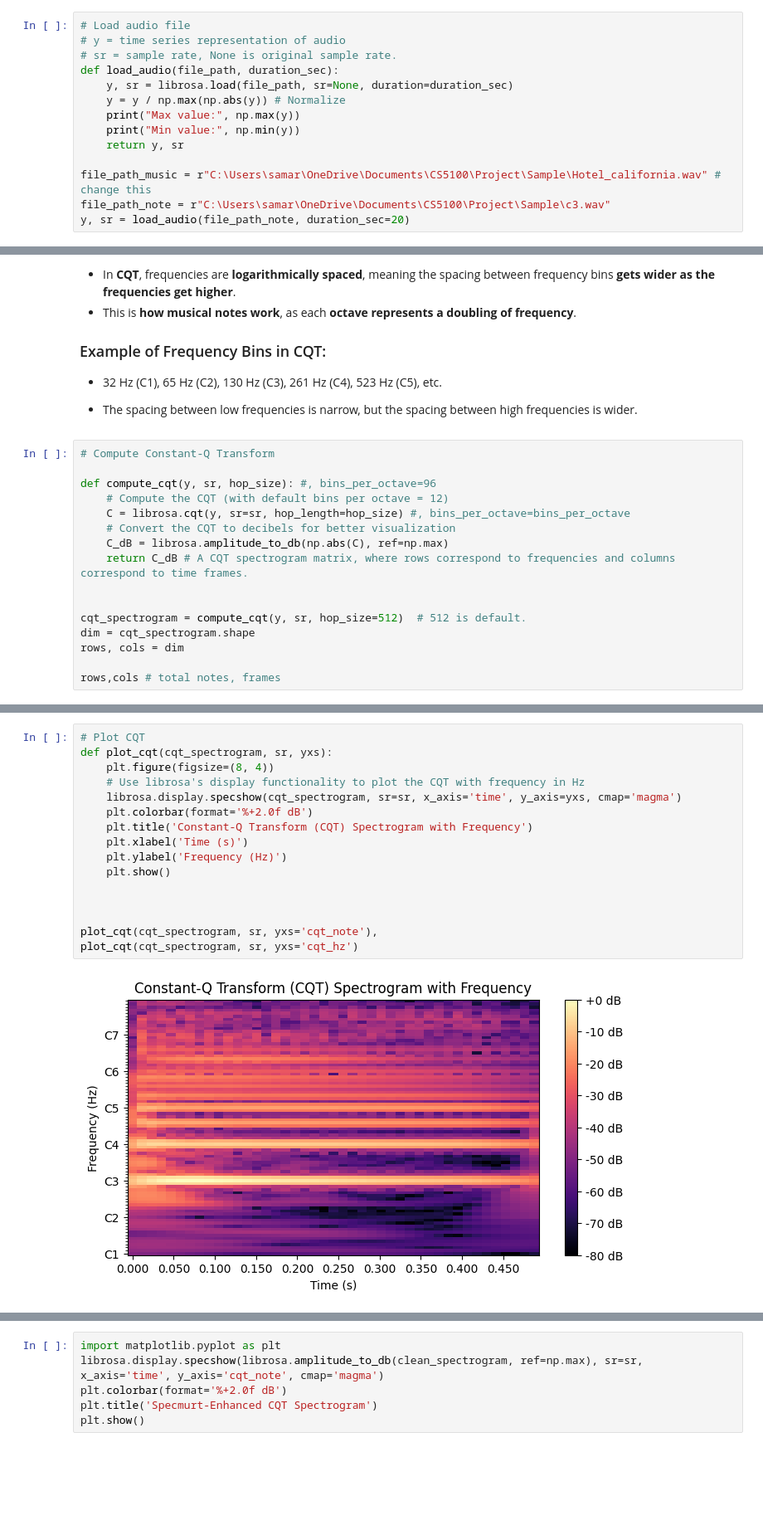
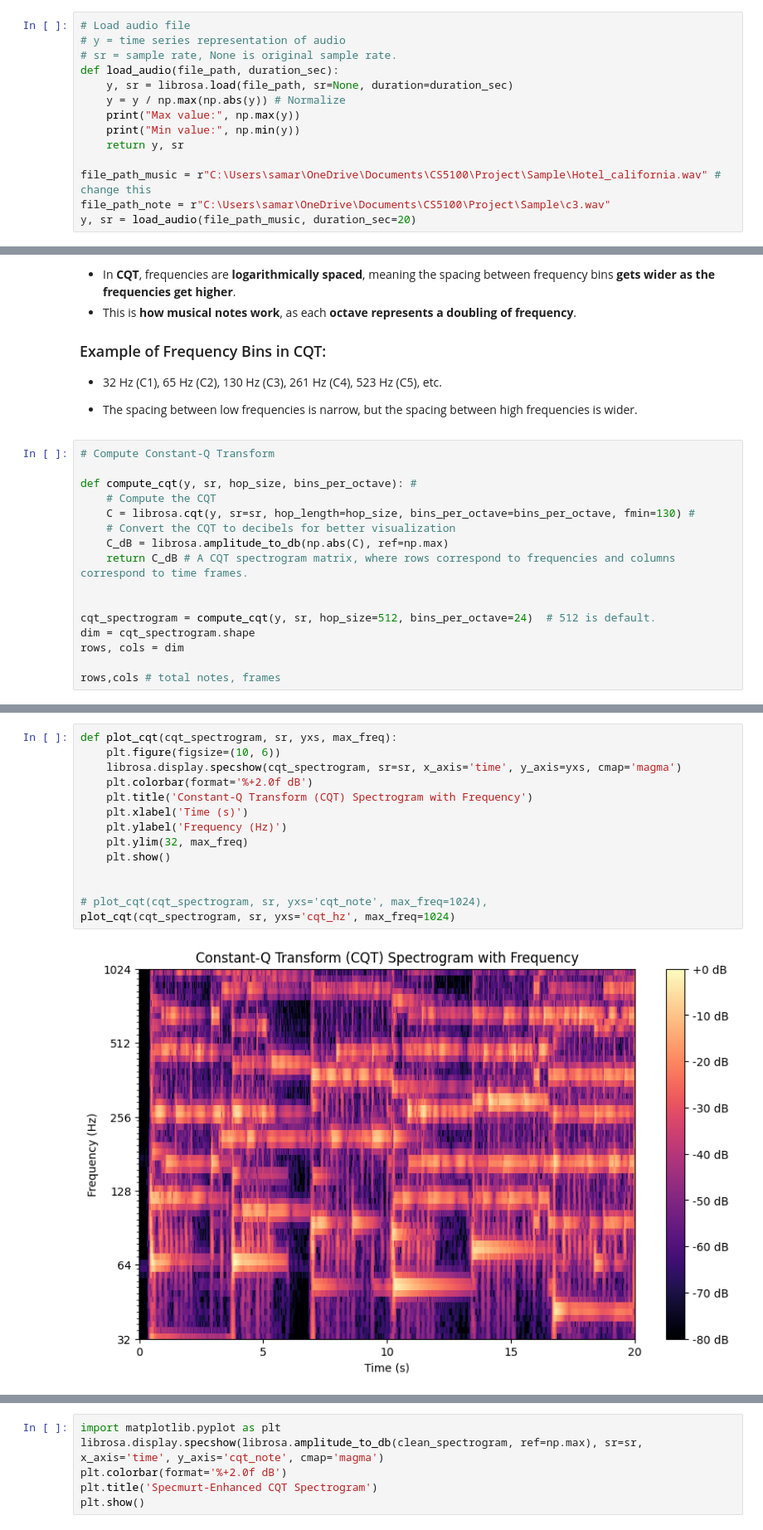
Before and after one commit to Lucas-Dunker/Stem-Separator-AMT, a Jupyter notebook: main.ipynb, the cells around one changed output, grey strips where cells are left out. Shown at 83% size. Drawn from its saved outputs; the diff is of its cells as text; blank space fills up the shorter version.

```diff
--- a/main.ipynb
+++ b/main.ipynb
@@ -25,5 +25,5 @@ def load_audio(file_path, duration_sec):
 
 file_path_music = r"C:\Users\samar\OneDrive\Documents\CS5100\Project\Sample\Hotel_california.wav" # change this
 file_path_note = r"C:\Users\samar\OneDrive\Documents\CS5100\Project\Sample\c3.wav"
-y, sr = load_audio(file_path_note, duration_sec=20)
+y, sr = load_audio(file_path_music, duration_sec=20)
 # %% [output]
@@ -85,15 +85,15 @@ plt.show()
 # %%
 # Compute Constant-Q Transform
 
-def compute_cqt(y, sr, hop_size): #, bins_per_octave=96
-    # Compute the CQT (with default bins per octave = 12)
-    C = librosa.cqt(y, sr=sr, hop_length=hop_size) #, bins_per_octave=bins_per_octave
+def compute_cqt(y, sr, hop_size, bins_per_octave): #
+    # Compute the CQT
+    C = librosa.cqt(y, sr=sr, hop_length=hop_size, bins_per_octave=bins_per_octave, fmin=130) #
     # Convert the CQT to decibels for better visualization
     C_dB = librosa.amplitude_to_db(np.abs(C), ref=np.max)
     return C_dB # A CQT spectrogram matrix, where rows correspond to frequencies and columns correspond to time frames.
 
 
-cqt_spectrogram = compute_cqt(y, sr, hop_size=512)  # 512 is default.
+cqt_spectrogram = compute_cqt(y, sr, hop_size=512, bins_per_octave=24)  # 512 is default.
 dim = cqt_spectrogram.shape
 rows, cols = dim
 
@@ -103,18 +103,16 @@ rows,cols # total notes, frames
 # %%
-# Plot CQT
-def plot_cqt(cqt_spectrogram, sr, yxs):
-    plt.figure(figsize=(8, 4))
-    # Use librosa's display functionality to plot the CQT with frequency in Hz
+def plot_cqt(cqt_spectrogram, sr, yxs, max_freq):
+    plt.figure(figsize=(10, 6))
     librosa.display.specshow(cqt_spectrogram, sr=sr, x_axis='time', y_axis=yxs, cmap='magma')
     plt.colorbar(format='%+2.0f dB')
     plt.title('Constant-Q Transform (CQT) Spectrogram with Frequency')
     plt.xlabel('Time (s)')
     plt.ylabel('Frequency (Hz)')
+    plt.ylim(32, max_freq)
     plt.show()
 
 
-
-plot_cqt(cqt_spectrogram, sr, yxs='cqt_note'),
-plot_cqt(cqt_spectrogram, sr, yxs='cqt_hz')
+# plot_cqt(cqt_spectrogram, sr, yxs='cqt_note', max_freq=1024),
+plot_cqt(cqt_spectrogram, sr, yxs='cqt_hz', max_freq=1024)
 # %% [output]
-[figure, old version]
+[figure, new version]
```
Also changed, not shown: parts of 10 cells of this notebook.
